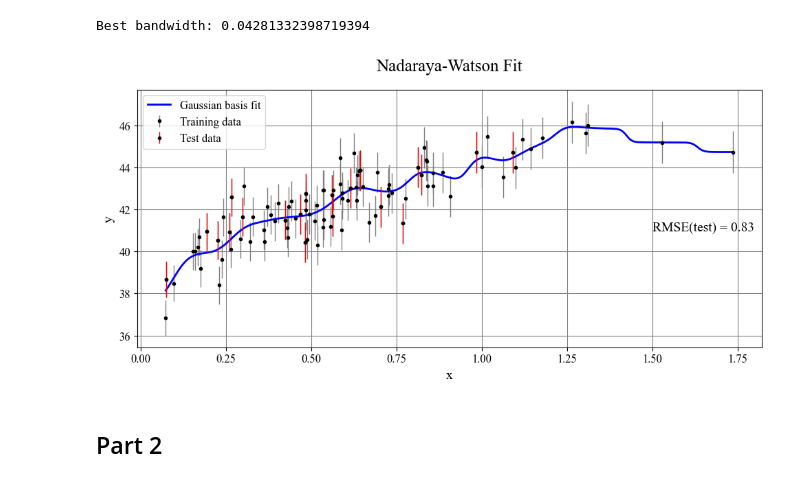
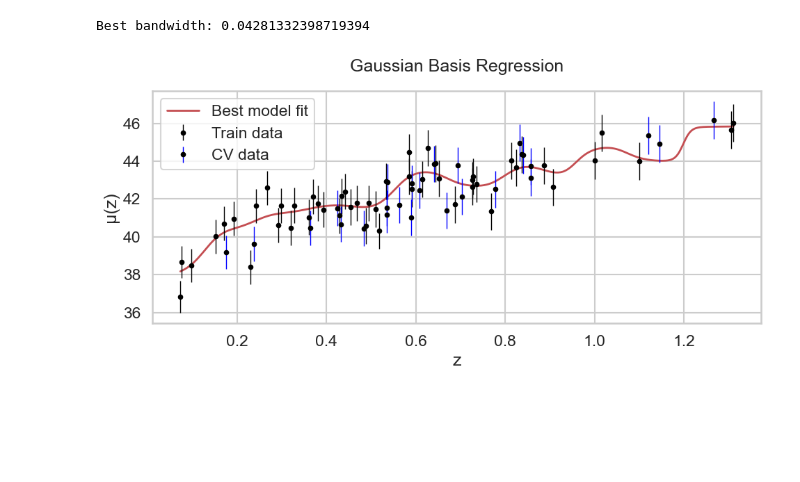
Before and after one commit to Richardforphys/Astrostatistics, a Jupyter notebook: Notebooks/Exam/supernovae_part1.ipynb, the cells around one changed output. Drawn from its saved outputs; the diff is of its cells as text; code cells hidden in the pictures; blank space fills up the shorter version.

Commit message:
supernovae_part1 is done!

```diff
--- a/Notebooks/Exam/supernovae_part1.ipynb
+++ b/Notebooks/Exam/supernovae_part1.ipynb
@@ -42,2 +118,4 @@ from sklearn.model_selection import train_test_split
+# %%
+X = np.vstack([z_sample, mu_sample, dmu]).T
 # %%
-z_train, z_test, mu_train, mu_test, dmu_train, dmu_test = train_test_split(z_sample, mu_sample, dmu, test_size=0.2, random_state=42)
+X_train, X_cv, X_test = train_test_cv_split(X, train_pc=0.5, cv_pc=0.4, test_pc=0.1)
@@ -349,3 +332,9 @@ Text(0.5, 1.0, 'Residuals')
 # %% [markdown]
 ## Basis Function Regression (Gaussians)
+# %%
+z_train = X_train[:, 0]
+z_test  = X_test[:, 0]
+mu_train = X_train[:, 1]
+mu_test = X_test[:, 1]
+dmu_test = X_test[:, 2]
 # %%
@@ -405,0 +420,12 @@ Best Gaussian basis parameters: {'gauss__n_centers': np.int64(2), 'gauss__sigma'
+# %%
+z_test = np.linspace(z_train.min(), z_train.max(), 500).reshape(-1, 1)
+mu_pred = best_model.predict(z_test)
+
+plt.plot(z_test, mu_pred, 'r', lw=2, label="Best model fit")
+plt.errorbar(X_train[:, 0], X_train[:, 1], yerr=dmu, fmt='.', color='black', ecolor='black', lw=1, label='Train data')
+plt.errorbar(X_cv[:, 0], X_cv[:, 1], yerr=X_cv[:, 2], fmt='.', color='black', ecolor='blue', lw=1, label='CV data')
+plt.xlabel("z")
+plt.ylabel("μ(z)")
+plt.title("Gaussian Basis Regression")
+plt.legend()
+plt.tight_layout()
@@ -468,25 +505,18 @@ Best bandwidth: 0.04281332398719394
 # %%
 # Predict on a smooth range for plotting
 x_plot = np.linspace(z_train.min(), z_train.max(), 500).reshape(-1, 1)
 y_plot = best_model.predict(x_plot)
 y_pred = best_model.predict(X)
 y_pred_test = best_model.predict(z_test.reshape(-1,1))
 
 # Plot
-plt.errorbar(z_sample, mu_sample, dmu, fmt='.k', ecolor='gray', lw=1, label='Training data')
-plt.plot(x_plot, y_plot, color='blue', label='Gaussian basis fit')
-plt.errorbar(z_test, mu_test, dmu_test, fmt='.k', ecolor='red', lw=1, label='Test data')
-mse = root_mean_squared_error(mu_test, y_pred_test)
-plt.text(
-    1.5, 41,s=f'RMSE(test) = {mse:.2}', fontsize=14
-)
-plt.xlabel('x')
-plt.ylabel('y')
-plt.title('Nadaraya-Watson Fit')
+plt.plot(z_test, mu_pred, 'r', lw=2, label="Best model fit")
+plt.errorbar(X_train[:, 0], X_train[:, 1], yerr=dmu, fmt='.', color='black', ecolor='black', lw=1, label='Train data')
+plt.errorbar(X_cv[:, 0], X_cv[:, 1], yerr=X_cv[:, 2], fmt='.', color='black', ecolor='blue', lw=1, label='CV data')
+plt.xlabel("z")
+plt.ylabel("μ(z)")
+plt.title("Gaussian Basis Regression")
 plt.legend()
-plt.grid(True)
-plt.show()
+plt.tight_layout()
 # %% [output]
-[figure, old version]
+[figure, new version]
-# %% [markdown]
-## Part 2
```
Also changed, not shown: parts of 51 cells of this notebook, 3 other files.
